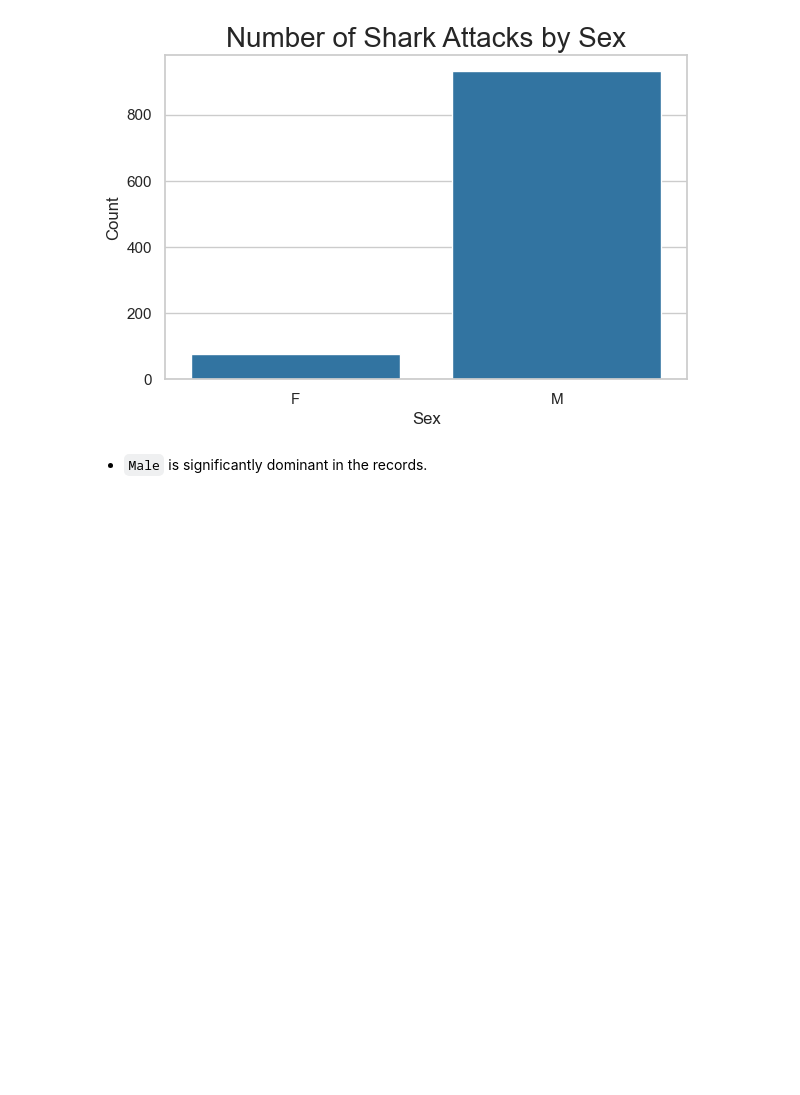
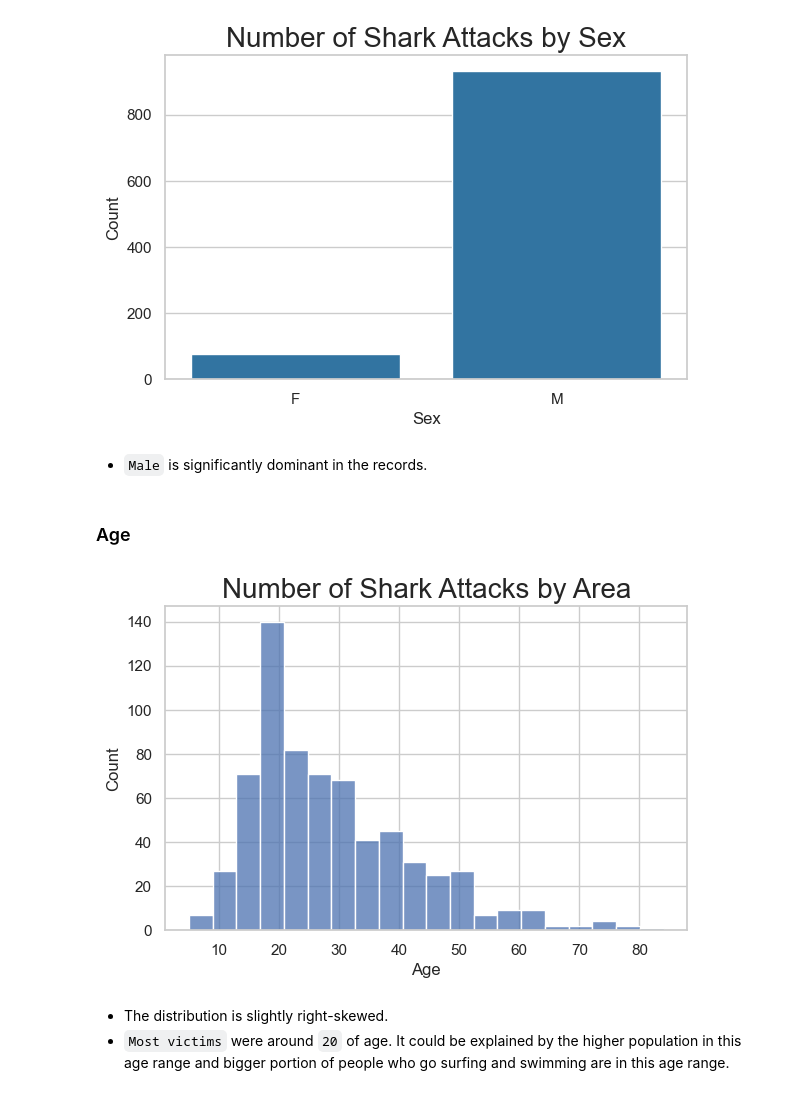
Before and after one commit to moscmh/shark, a Jupyter notebook: shark.ipynb, the cells around one changed output. Saved outputs shown, nothing was run; the diff lists cells and outputs as text; code cells hidden in the pictures; blank space fills up the shorter version.

```diff
--- a/shark.ipynb
+++ b/shark.ipynb
@@ -557,3 +557,17 @@ plt.show()
 [figure]
 # %% [markdown]
 * `Male` is significantly dominant in the records.
+# %% [markdown]
+### Age
+# %%
+age = df.loc[df['Age']!='unknown', 'Age'].astype(int)
+# %%
+fig, ax = plt.subplots(figsize=(6,4))
+sns.histplot(age)
+plt.title("Number of Shark Attacks by Area", size=20)
+plt.show()
+# %% [output]
+[figure, added]
+# %% [markdown]
+* The distribution is slightly right-skewed.
+* `Most victims` were around `20` of age. It could be explained by the higher population in this age range and bigger portion of people who go surfing and swimming are in this age range.
```
Also changed, not shown: parts of 2 cells of this notebook.
